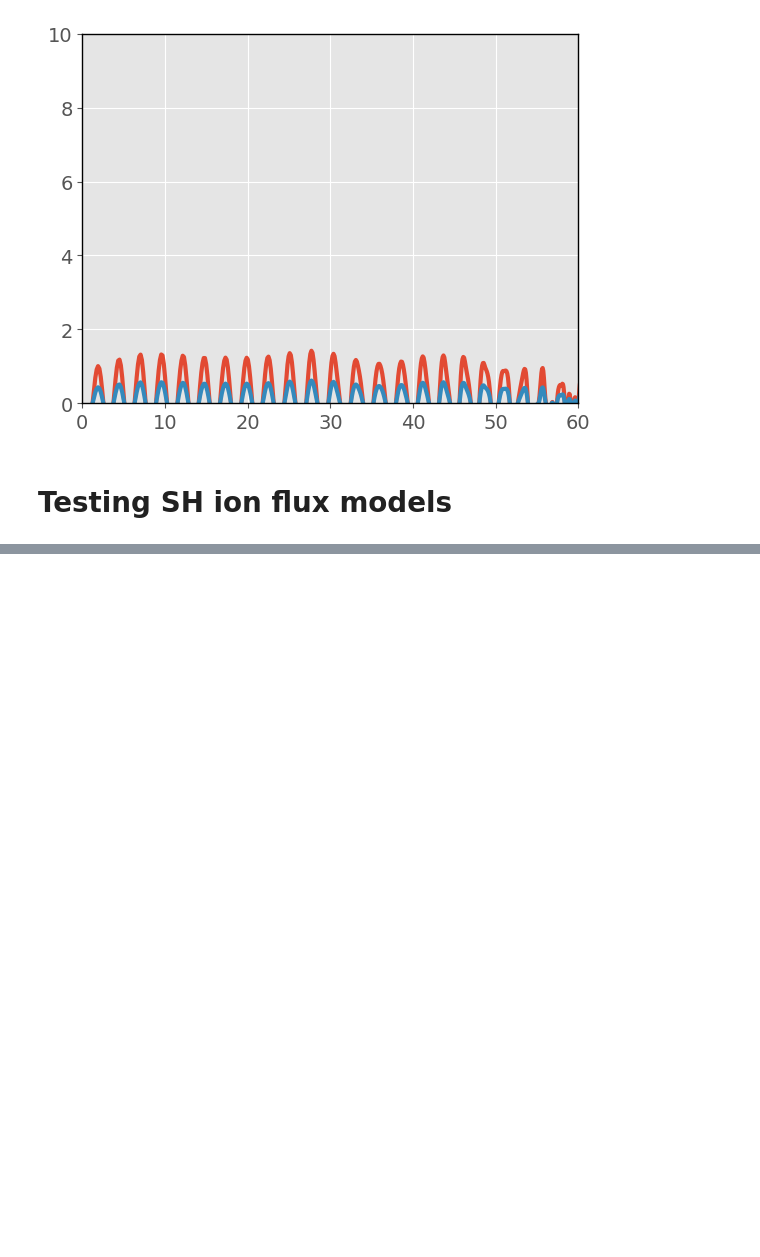
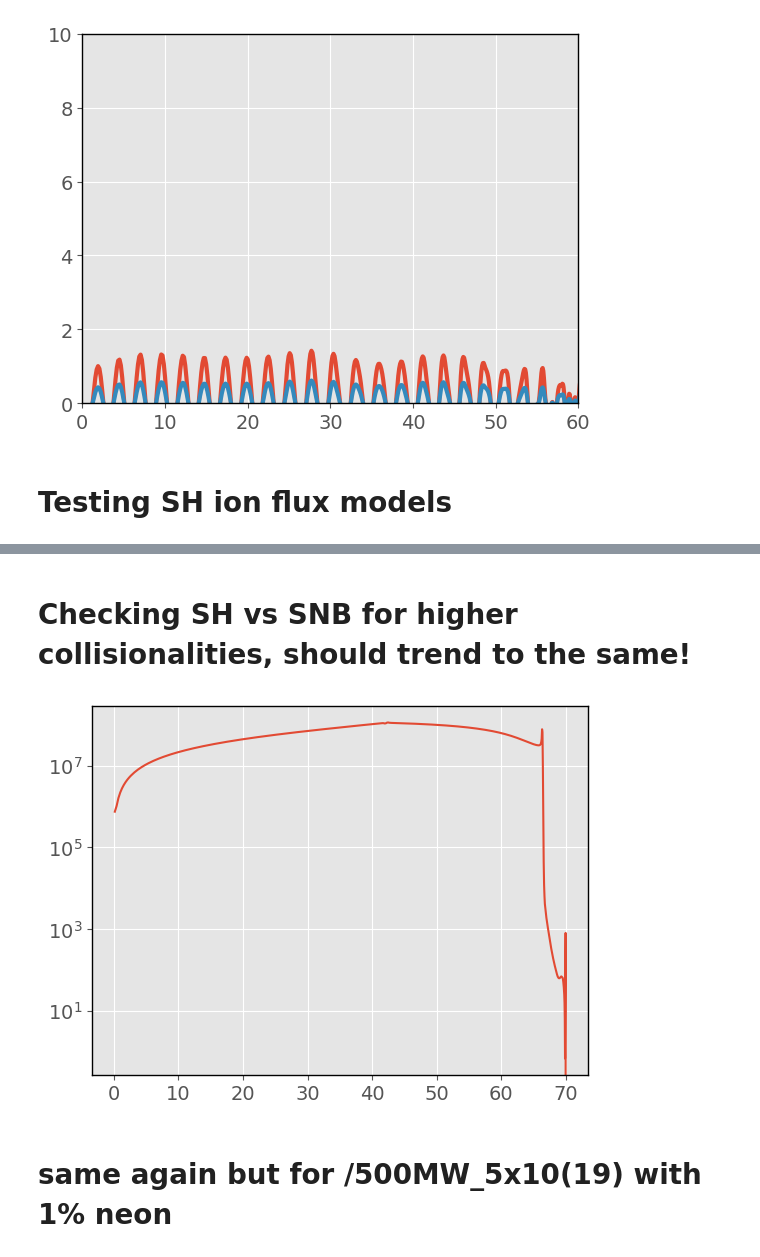
Before and after one commit to PoloidalLloyd/notebooks, a Jupyter notebook: hermes-3/flux_limit/heatflux_analysis.ipynb, the cells around one changed output, grey strips where cells are left out. Drawn from its saved outputs; the diff is of its cells as text; code cells hidden in the pictures; blank space fills up the shorter version.

```diff
--- a/hermes-3/flux_limit/heatflux_analysis.ipynb
+++ b/hermes-3/flux_limit/heatflux_analysis.ipynb
@@ -189,0 +319,48 @@ Pretty clear that the ion thermal speed is important here...
+# %% [markdown]
+# Checking SH vs SNB for higher collisionalities, should trend to the same!
+# %%
+SH_high_coll = xh.open('/shared/storage/plasmahwdisks/data/jlb647/simulation_data/flux_limiter_detachment/2023-12-15_wigram_reference_detached/old_detached').isel(t=-1)
+snb_high_coll = xh.open('/shared/storage/plasmahwdisks/data/jlb647/simulation_data/flux_limiter_detachment/2023-12-15_wigram_reference_detached/old_detached_snb').isel(t=-1)
+# %%
+# Constants
+e = 1.602e-19  # Electron charge in Coulombs
+m_e = 9.109e-31  # Electron mass in kg
+pi = np.pi
+k0 = 13.58  # Given constant
+epsilon_0 = 8.85e-12  # Permittivity of free space in F/m
+k_B = 1.38e-23  # Boltzmann constant, J/K
+
+def spitzer_q_electron(dataset):
+    Z = 1  # Average ion charge, example value
+    x = np.ravel(dataset['y'].values)
+    Te = np.ravel(dataset['Te'].values)
+    Ne = np.ravel(dataset['Ne'].values)
+    Ni = np.ravel(dataset['Nd+'].values)
+
+    Y = 4 * pi * (e**2 / (4 * pi * epsilon_0 * m_e))**2
+    ln_alpha = 6.6 - 0.5 * np.log(Ne / 1e20) + 1.5 * np.log(Te)
+    v_t = np.sqrt(2 * e * Te / m_e)
+    lambda_ei = (v_t**4) / (Y * Ni * ln_alpha)
+    tau_t = lambda_ei / v_t
+    grad_T = np.gradient(Te, x)  # Assuming x and Te are 1D arrays
+
+    q = -((Ne * e * Te) / (m_e)) * ((3 * np.sqrt(pi)) / 4) * (tau_t * k0) * ((1 + 0.24) / (1 + 4.2)) * grad_T
+    q_SH_electron = q * e  # Convert from ev/m^2/s to W/m^2
+
+    return xr.DataArray(q_SH_electron, dims=["y"], coords={"y": x})
+# %%
+Te = np.ravel(SH_high_coll['Te'].values)
+y = np.ravel(SH_high_coll['y'].values)
+
+q_electron = spitzer_q_electron(SH_high_coll)
+
+
+# plt.plot(y, Te, label='SH')
+plt.plot(y, q_electron, label='SH')
+# SH_high_coll['Te'].plot()
+plt.yscale('log')
+# snb_high_coll['Te'].plot()
+# %% [output]
+[figure, added]
+# %% [markdown]
+# same again but for /500MW_5x10(19) with 1% neon
```
Also changed, not shown: parts of 12 cells of this notebook, 1 other file.
